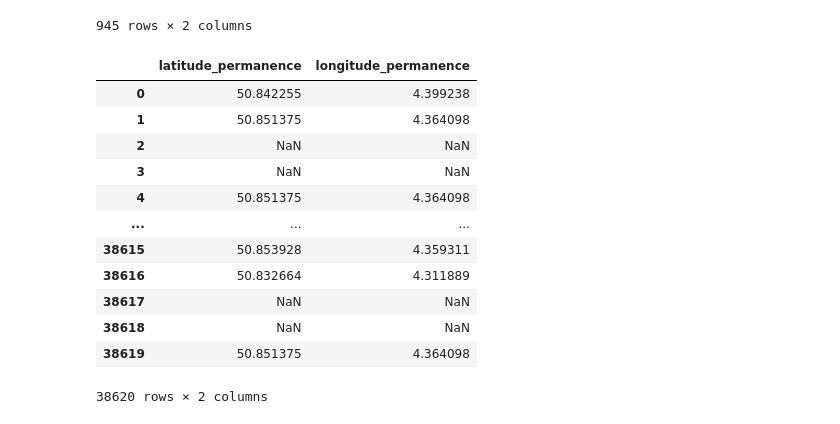
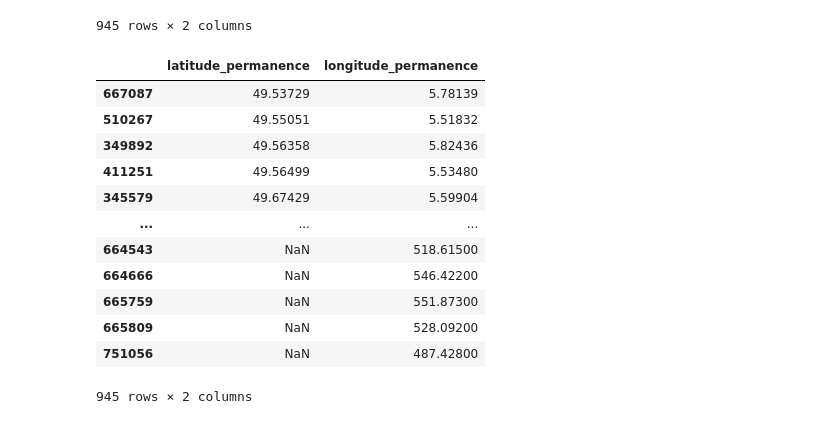
Before and after one commit to Elouan-Debels/MDAProject, a Jupyter notebook: data cleaning.ipynb, the cells around one changed output. Cells and saved outputs as stored; diff of their text form; code cells hidden in the pictures.

```diff
--- a/data cleaning.ipynb
+++ b/data cleaning.ipynb
@@ -603,16 +606,19 @@ interventions_bxl2_coords_copy = interventions_bxl2_coords
-# %%
-interventions_bxl2_coords
-# %% [output]
-|  | latitude_permanence | longitude_permanence |
-| 0 | 50.842255 | 4.399238 |
-| 1 | 50.851375 | 4.364098 |
-| 2 | NaN | NaN |
-| 3 | NaN | NaN |
-| 4 | 50.851375 | 4.364098 |
-| ... | ... | ... |
-| 38615 | 50.853928 | 4.359311 |
-| 38616 | 50.832664 | 4.311889 |
-| 38617 | NaN | NaN |
-| 38618 | NaN | NaN |
-| 38619 | 50.851375 | 4.364098 |
-38620 rows × 2 columns
+# %%
+#sort, to inspect it easier
+sorted_latitude = all_permanence_locations_unique.sort_values('latitude_permanence')
+sorted_latitude
+#waarden die niet kloppen, te hoog zijn, NaN. uitzoeken waar ze vandaan komen
+# %% [output]
+|  | latitude_permanence | longitude_permanence |
+| 667087 | 49.53729 | 5.78139 |
+| 510267 | 49.55051 | 5.51832 |
+| 349892 | 49.56358 | 5.82436 |
+| 411251 | 49.56499 | 5.53480 |
+| 345579 | 49.67429 | 5.59904 |
+| ... | ... | ... |
+| 664543 | NaN | 518.61500 |
+| 664666 | NaN | 546.42200 |
+| 665759 | NaN | 551.87300 |
+| 665809 | NaN | 528.09200 |
+| 751056 | NaN | 487.42800 |
+945 rows × 2 columns
```
Also changed, not shown: parts of 5 cells of this notebook.
